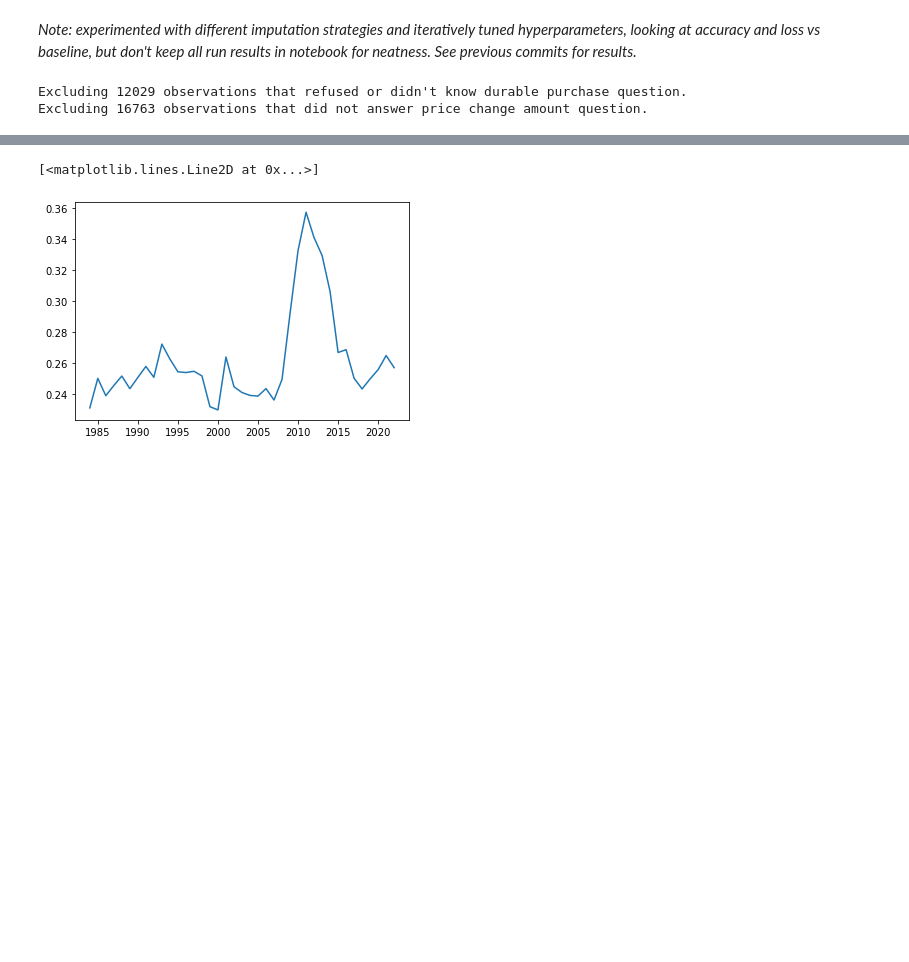
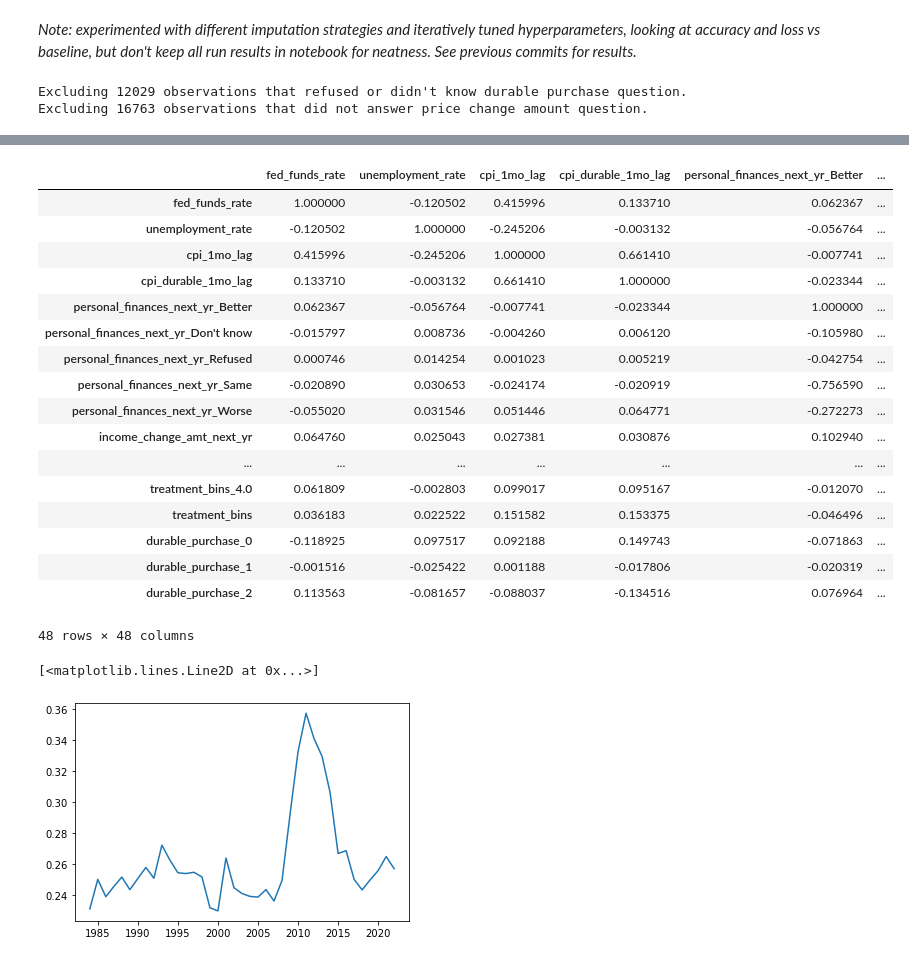
Before and after one commit to Wesley-Janson/stat27420_final_project, a Jupyter notebook: models.ipynb, the cells around one changed output, grey strips where cells are left out. Saved outputs shown, nothing was run; the diff lists cells and outputs as text; code cells hidden in the pictures; blank space fills up the shorter version.

```diff
--- a/models.ipynb
+++ b/models.ipynb
@@ -207,3 +213,6 @@ data_xgboost, treatment_vars, confounder_vars = prep_features(data,regression=Fa
 # %% [output]
 Excluding 12029 observations that refused or didn't know durable purchase question.
 Excluding 16763 observations that did not answer price change amount question.
+# %%
+outcomes = ['durable_purchase_0','durable_purchase_1','durable_purchase_2']
+data_xgboost[treatment_vars+outcomes].corr()
@@ -210,3 +230,24 @@ Excluding 16763 observations that did not answer price change amount question.
+# %%
+data_xgboost[confounder_vars+treatment_vars+outcomes].corr()
+# %% [output]
+|  | fed_funds_rate | unemployment_rate | cpi_1mo_lag | cpi_durable_1mo_lag | personal_finances_next_yr_Better | ... |
+| fed_funds_rate | 1.000000 | -0.120502 | 0.415996 | 0.133710 | 0.062367 | ... |
+| unemployment_rate | -0.120502 | 1.000000 | -0.245206 | -0.003132 | -0.056764 | ... |
+| cpi_1mo_lag | 0.415996 | -0.245206 | 1.000000 | 0.661410 | -0.007741 | ... |
+| cpi_durable_1mo_lag | 0.133710 | -0.003132 | 0.661410 | 1.000000 | -0.023344 | ... |
+| personal_finances_next_yr_Better | 0.062367 | -0.056764 | -0.007741 | -0.023344 | 1.000000 | ... |
+| personal_finances_next_yr_Don't know | -0.015797 | 0.008736 | -0.004260 | 0.006120 | -0.105980 | ... |
+| personal_finances_next_yr_Refused | 0.000746 | 0.014254 | 0.001023 | 0.005219 | -0.042754 | ... |
+| personal_finances_next_yr_Same | -0.020890 | 0.030653 | -0.024174 | -0.020919 | -0.756590 | ... |
+| personal_finances_next_yr_Worse | -0.055020 | 0.031546 | 0.051446 | 0.064771 | -0.272273 | ... |
+| income_change_amt_next_yr | 0.064760 | 0.025043 | 0.027381 | 0.030876 | 0.102940 | ... |
+| ... | ... | ... | ... | ... | ... | ... |
+| treatment_bins_4.0 | 0.061809 | -0.002803 | 0.099017 | 0.095167 | -0.012070 | ... |
+| treatment_bins | 0.036183 | 0.022522 | 0.151582 | 0.153375 | -0.046496 | ... |
+| durable_purchase_0 | -0.118925 | 0.097517 | 0.092188 | 0.149743 | -0.071863 | ... |
+| durable_purchase_1 | -0.001516 | -0.025422 | 0.001188 | -0.017806 | -0.020319 | ... |
+| durable_purchase_2 | 0.113563 | -0.081657 | -0.088037 | -0.134516 | 0.076964 | ... |
+48 rows × 48 columns
 # %%
 # only income_change_amt_next_yr has many missing values within our chosen cts confounders
 
```
Also changed, not shown: parts of 3 cells of this notebook.
